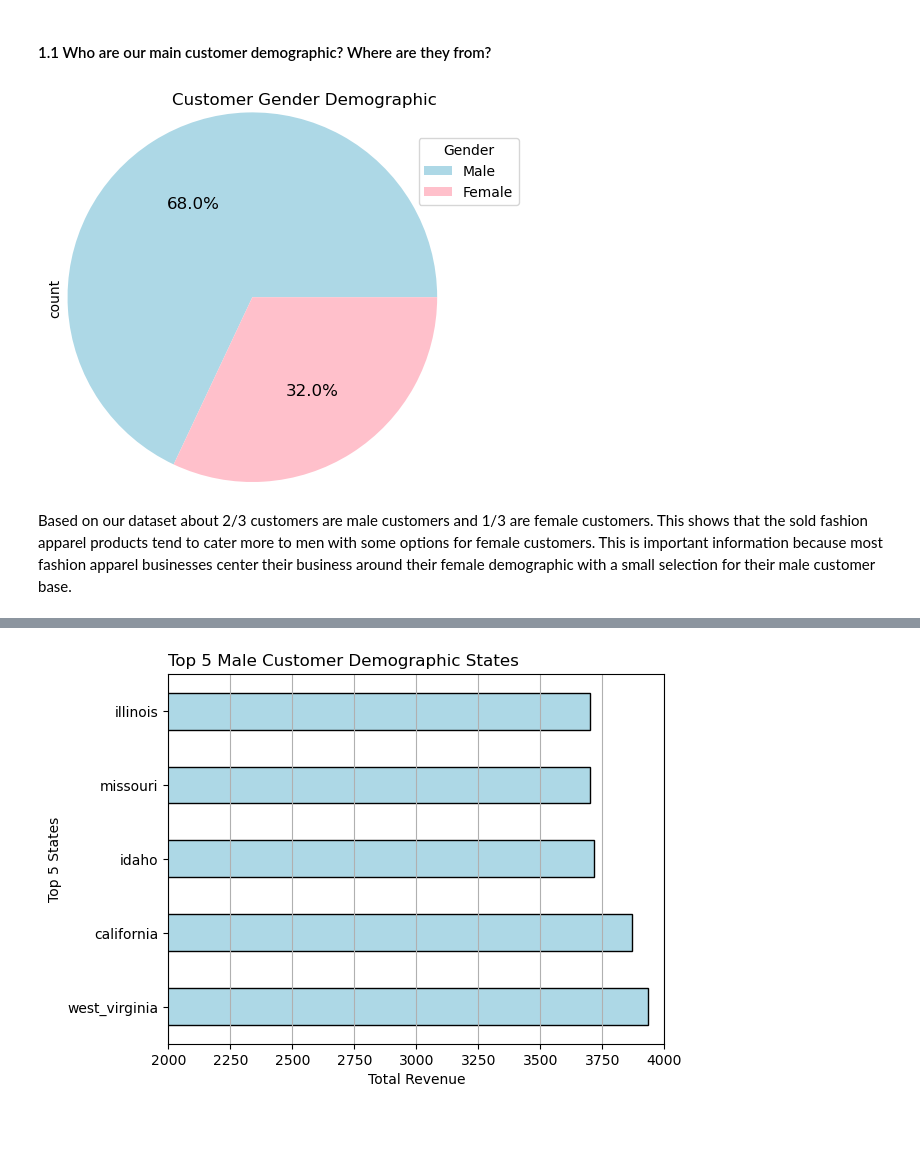
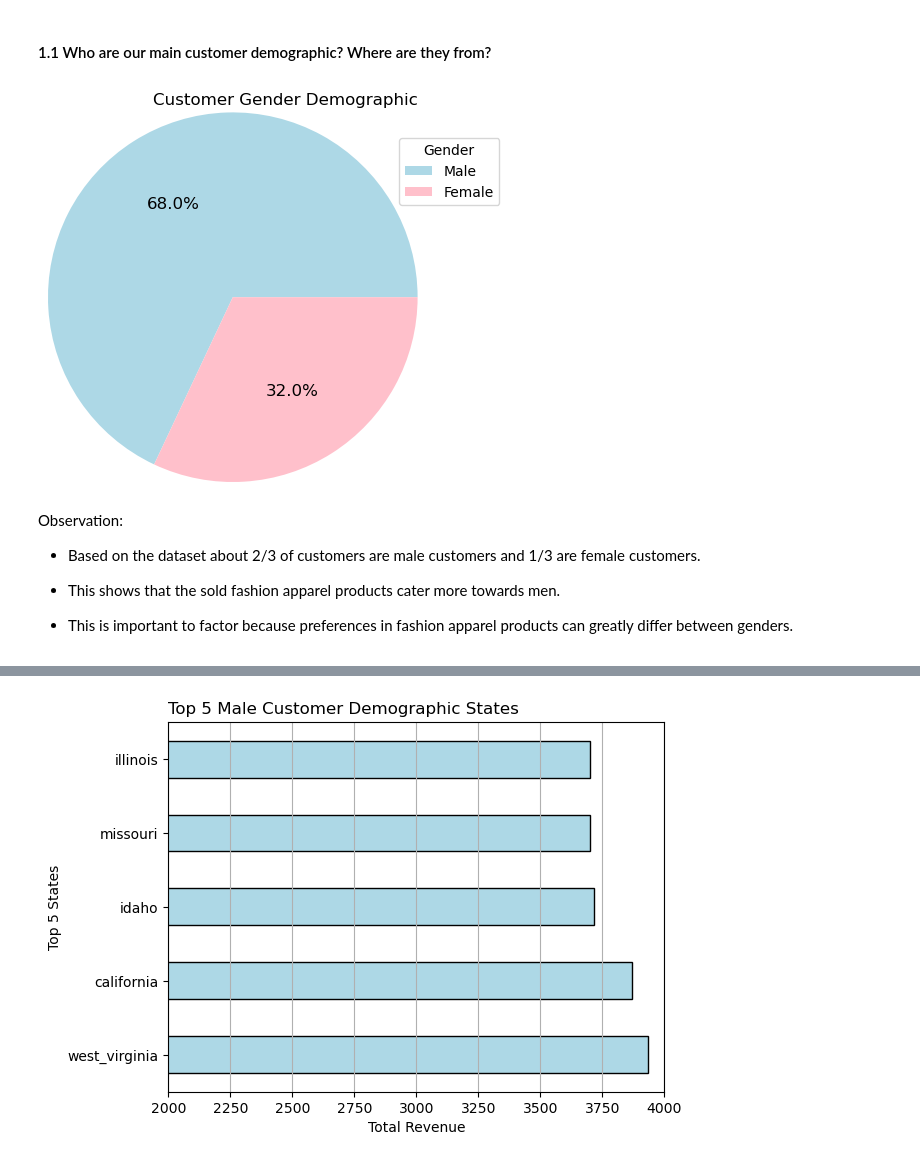
Before and after one commit to jasondo-da/shopping_behavior_analysis, a Jupyter notebook: shopping_behavior_analysis.ipynb, the cells around one changed output, grey strips where cells are left out. Saved outputs shown, nothing was run; the diff lists cells and outputs as text; code cells hidden in the pictures; blank space fills up the shorter version.

```diff
--- a/shopping_behavior_analysis.ipynb
+++ b/shopping_behavior_analysis.ipynb
@@ -512,23 +513,30 @@ memory usage: 306.0+ KB
 # %%
 # Since this is a fashion apparel business, the first key demographic characteristic is gender
 # We need to find out if we cater to men, women, or both since products and marketing
 # can vary depending on who is our main demographic.
 
 df['gender'].value_counts().plot(kind='pie',
                                  autopct='%1.1f%%',
                                  colors=['lightblue', 'pink'],
                                  fontsize=12,
+                                 label='',
                                  labels=['', ''],
                                  radius=1.25)
 plt.title('Customer Gender Demographic', loc='right')
 plt.legend(['Male', 'Female'],
            title='Gender',
            loc=[0.95,.75])
 plt.show()
 # %% [output]
-[figure, old version]
+[figure, new version]
 # %% [markdown]
-Based on our dataset about 2/3 customers are male customers and 1/3 are female customers. This shows that the sold fashion apparel products tend to cater more to men with some options for female customers. This is important information because most fashion apparel businesses center their business around their female demographic with a small selection for their male customer base.
+Observation:
+
+-	Based on the dataset about 2/3 of customers are male customers and 1/3 are female customers.
+
+-	This shows that the sold fashion apparel products cater more towards men.
+
+-	This is important to factor because preferences in fashion apparel products can greatly differ between genders.
 # %%
 # Fashion apparel widely varies between age and gender groups. By getting a
 # boxplot of customer ages and genders will reveal a lot about our customer demographic.
```
Also changed, not shown: parts of 12 cells of this notebook.
